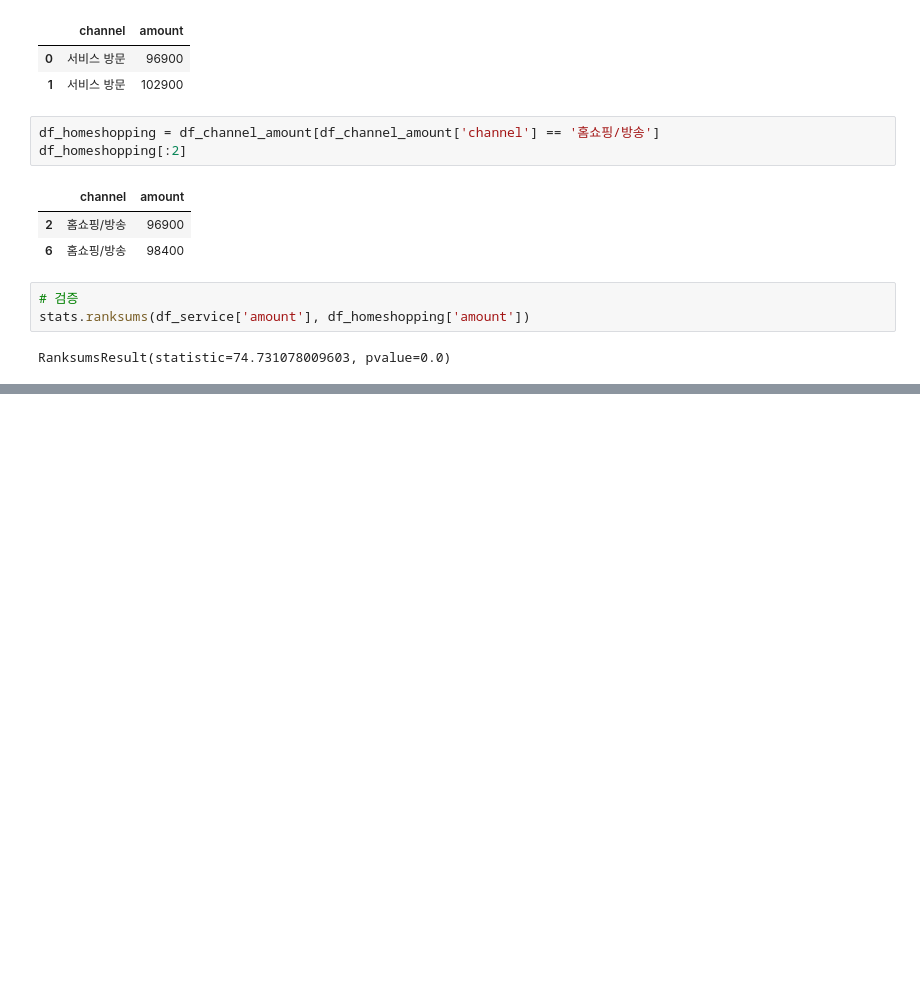
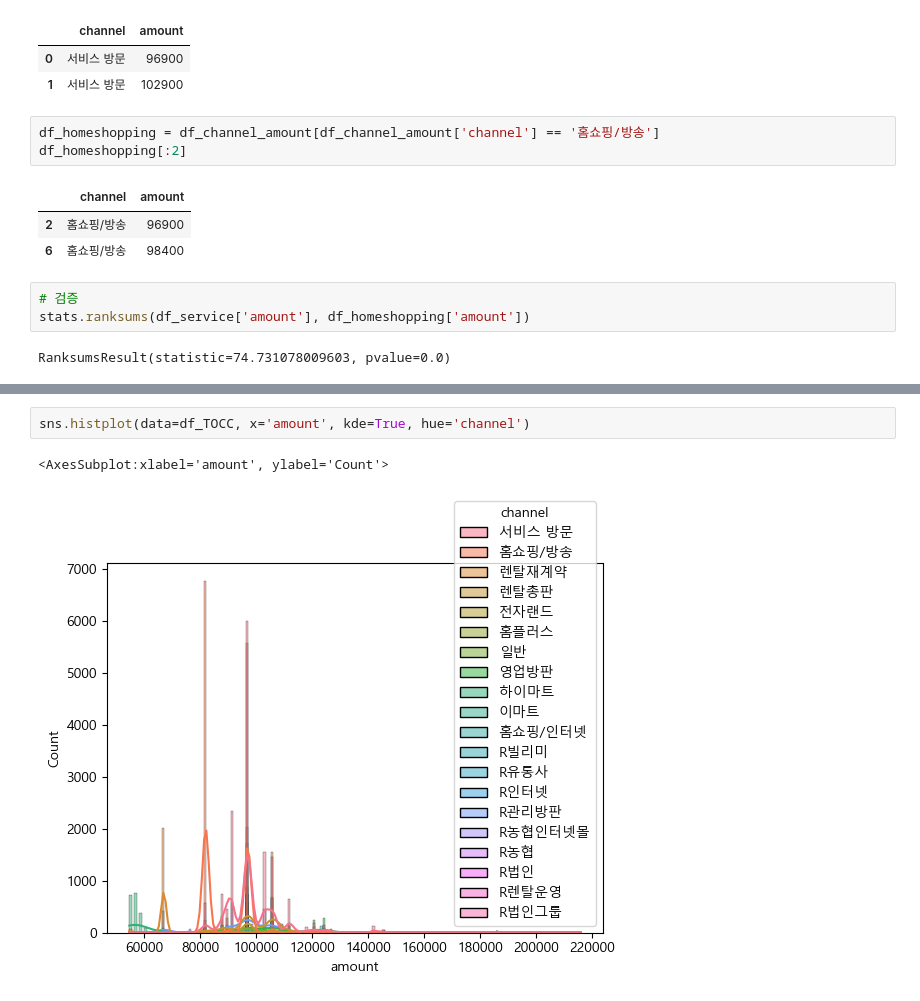
Before and after one commit to lovestar7914/study_data_analytics-1, a Jupyter notebook: codes/CDA/TypeOfContractChannel_CDA_mixed_unNormal.ipynb, the cells around one changed output, grey strips where cells are left out. Saved outputs shown, nothing was run; the diff lists cells and outputs as text; blank space fills up the shorter version.

```diff
--- a/codes/CDA/TypeOfContractChannel_CDA_mixed_unNormal.ipynb
+++ b/codes/CDA/TypeOfContractChannel_CDA_mixed_unNormal.ipynb
@@ -113,0 +122,5 @@ RanksumsResult(statistic=74.731078009603, pvalue=0.0)
+# %%
+sns.histplot(data=df_TOCC, x='amount', kde=True, hue='channel')
+# %% [output]
+<AxesSubplot:xlabel='amount', ylabel='Count'>
+[figure, added]
```
Also changed, not shown: parts of 13 cells of this notebook, 2 other files.
